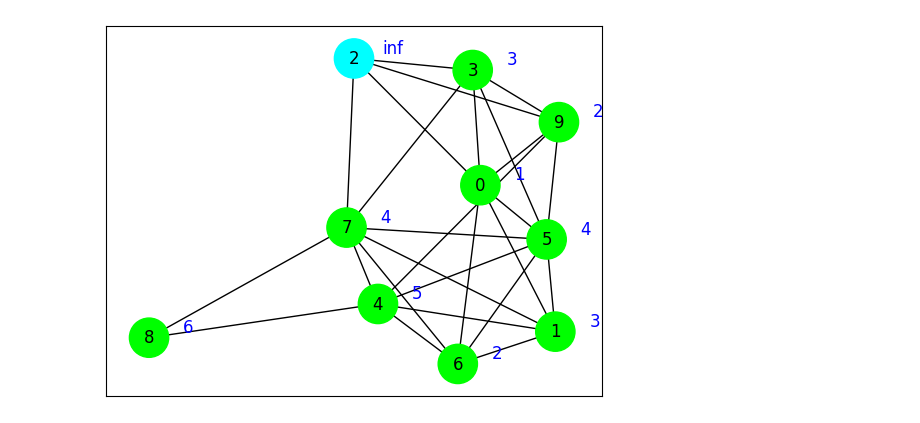
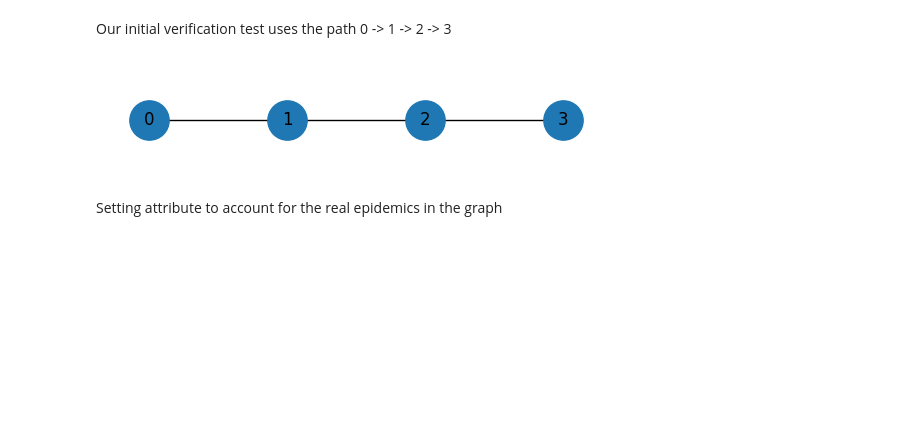
Before and after one commit to Cristiananc/dissertation-codes, a Jupyter notebook: TreeSampler-Hands-on-debug.ipynb, the cells around one changed output. Cells and saved outputs as stored; diff of their text form; code cells hidden in the pictures; blank space fills up the shorter version.

```diff
--- a/TreeSampler-Hands-on-debug.ipynb
+++ b/TreeSampler-Hands-on-debug.ipynb
@@ -11,4 +8,11 @@ from sample.search_on_graphs import feasible_tree
+# %% [markdown]
+Our initial verification test uses the path 0 -> 1 -> 2 -> 3
 # %%
-#Loading our example of verification test
-with open('data/graphs/verification_test_graph.pickle', mode='rb') as f:
-    G = pickle.load(f)
+e = [(0,1), (1,2), (2,3)] #list of edges
+G = nx.Graph(e)
+
+pos = {0: [0,0], 1: [1,0], 2: [2,0], 3: [3,0]}
+fig = plt.figure(1, figsize=(5, 1))
+nx.draw(G, with_labels= True, pos=pos, node_size= 800)
+# %% [output]
+[figure, added]
@@ -18,18 +19,2 @@ fast_SIR(G, [0], beta)
-# %%
-#Visualization of the graph with their respectives infection times
-color_state_map = {'recovered': 'lime', 'susceptible': 'cyan'}
-node_color = [color_state_map[node[1]['status']] for node in G.nodes(data=True)]
-
-infection_times = nx.get_node_attributes(G, "inf_time")
-pos = nx.spring_layout(G, seed = 0)
-state_pos = {n: (x + 0.14, y + 0.05) for n, (x,y) in pos.items()}
-
-nx.draw_networkx(G,
-                pos,
-                node_size = 800,
-                node_color = node_color,)
-
-nx.draw_networkx_labels(G, state_pos, labels= infection_times, font_color='blue')
-plt.show()
-# %% [output]
-[figure, removed]
+# %% [markdown]
+Setting attribute to account for the real epidemics in the graph
```
Also changed, not shown: parts of 17 cells of this notebook, 1 other file.
